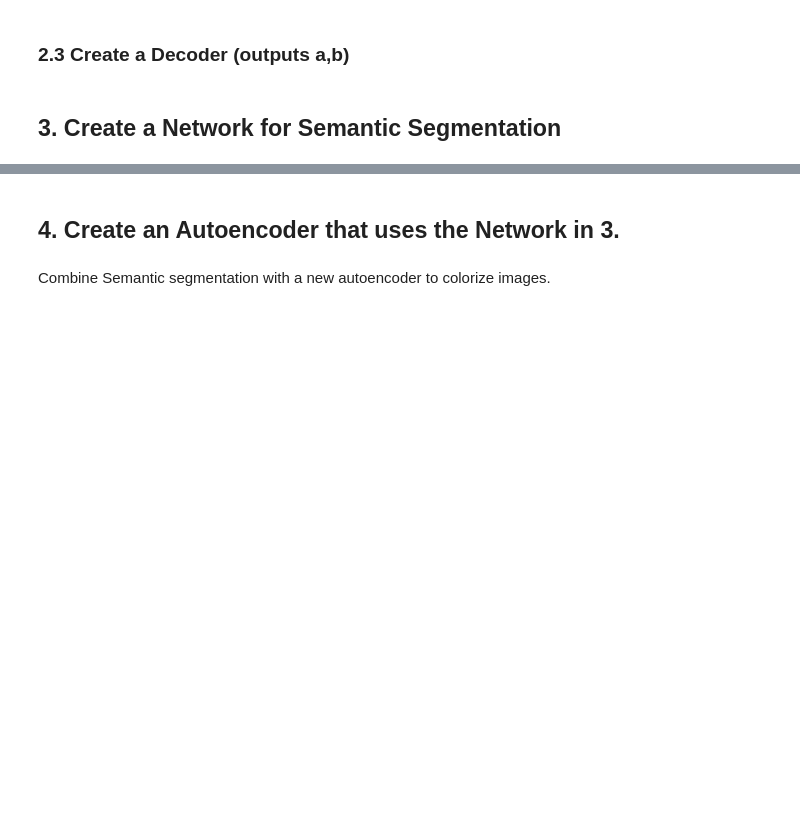
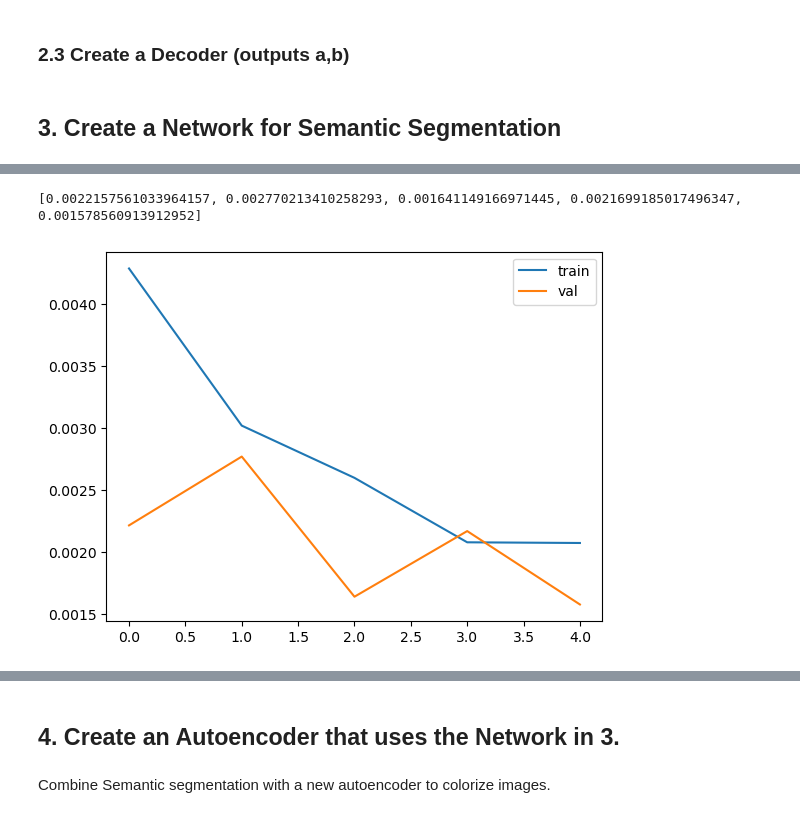
Before and after one commit to adamburman/deep-machine-learning-colorization-project, a Jupyter notebook: project.ipynb, the cells around one changed output, grey strips where cells are left out. Drawn from its saved outputs; the diff is of its cells as text; code cells hidden in the pictures; blank space fills up the shorter version.

```diff
--- a/project.ipynb
+++ b/project.ipynb
@@ -797,0 +850,10 @@ trained_gta_model, train_losses, val_losses = training_loop(base_model, optimize
+# %%
+print(val_losses)
+plt.figure()
+plt.plot(range(0,len(train_losses)), train_losses)
+plt.plot(range(0,len(val_losses)), val_losses)
+plt.legend(['train', 'val'])
+plt.show()
+# %% [output]
+[0.0022157561033964157, 0.002770213410258293, 0.001641149166971445, 0.0021699185017496347, 0.001578560913912952]
+[figure, added]
```
Also changed, not shown: parts of 11 cells of this notebook.
